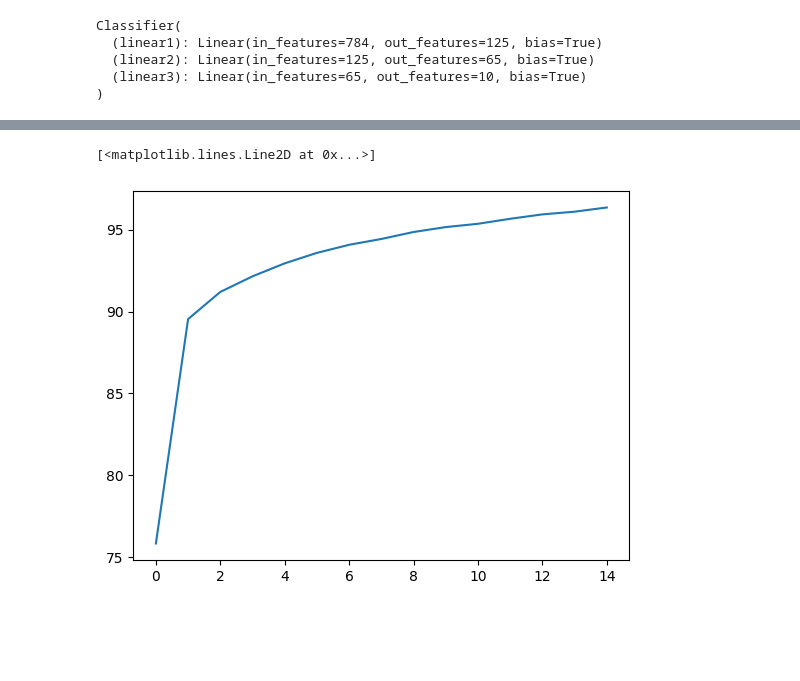
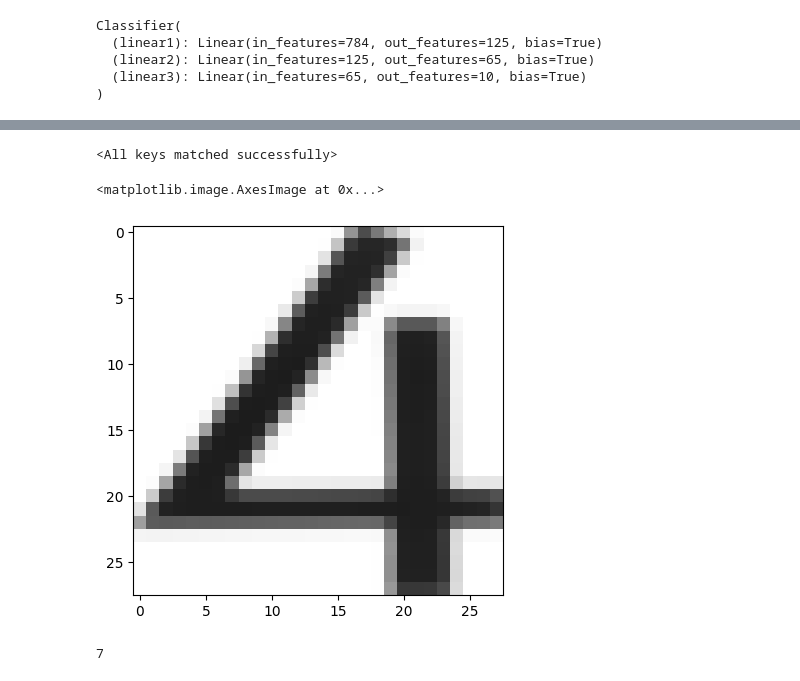
Before and after one commit to parham2013/MNIST-Train, a Jupyter notebook: MNIST.ipynb, the cells around one changed output, grey strips where cells are left out. Cells and saved outputs as stored; diff of their text form; code cells hidden in the pictures; blank space fills up the shorter version.

```diff
--- a/MNIST.ipynb
+++ b/MNIST.ipynb
@@ -151,9 +143,8 @@ plt.plot(running_loss_history, label='training loss')
 # %%
-# Assuming running_corrects_history is a list of PyTorch tensors
-# Convert and move tensors to CPU and then convert to NumPy arrays
-running_corrects_history_numpy = [tensor.cpu().numpy() for tensor in running_corrects_history]
-
-plt.plot(running_corrects_history_numpy, label='accuracy')
+# # Assuming running_corrects_history is a list of PyTorch tensors
+# # Convert and move tensors to CPU and then convert to NumPy arrays
+# running_corrects_history_numpy = [tensor.cpu().numpy() for tensor in running_corrects_history]
+# test_running_corrects_history_numpy = [tensor.cpu().numpy() for tensor in test_running_corrects_history]
+#
+# plt.plot(running_corrects_history_numpy, label='accuracy')
+# plt.plot(test_running_corrects_history_numpy, label='test accuracy')
-# %% [output]
-[<matplotlib.lines.Line2D at 0x...>]
-[figure, removed]
@@ -159,0 +156,33 @@ plt.plot(running_corrects_history_numpy, label='accuracy')
+# %%
+# loading the model
+model = Classifier(784, 125, 65, 10).to(device)
+model_path = './trained-model/first-model'
+model.load_state_dict(torch.load(model_path))
+# %% [output]
+<All keys matched successfully>
+# %%
+import requests
+from PIL import Image
+import PIL.ImageOps
+
+url = 'https://m.media-amazon.com/images/I/61SGLu-zNQL._AC_SY355_.jpg'
+
+response = requests.get(url, stream=True)
+img = Image.open(response.raw)
+
+img = img.convert('L')
+# img = PIL.ImageOps.invert(img)
+img = transform(img)
+plt.imshow(im_convert(img))
+# %% [output]
+<matplotlib.image.AxesImage at 0x...>
+[figure, added]
+# %%
+img = img.to(device)
+img = img.view(img.shape[0], -1)
+test_outputs = model(img)
+_, pred = torch.max(test_outputs, 1)
+
+print(pred.item())
+# %% [output]
+7
```
Also changed, not shown: parts of 10 cells of this notebook, 1 other file.
